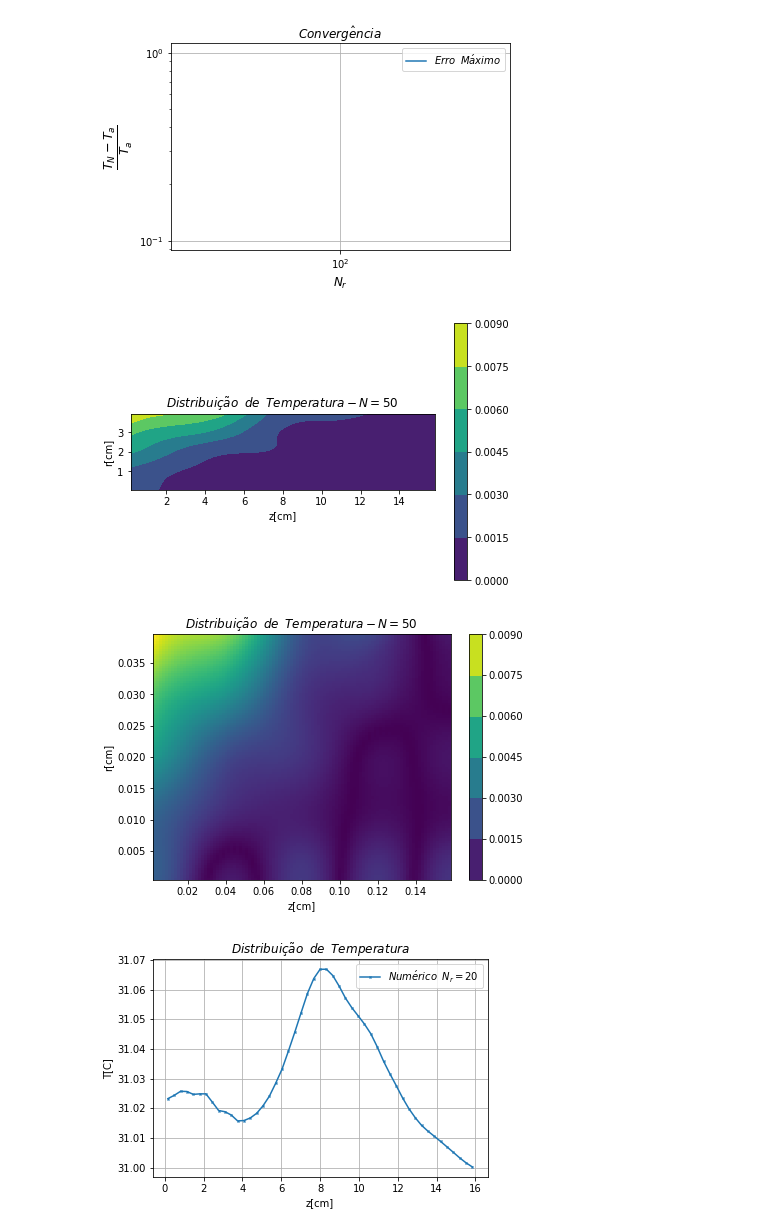
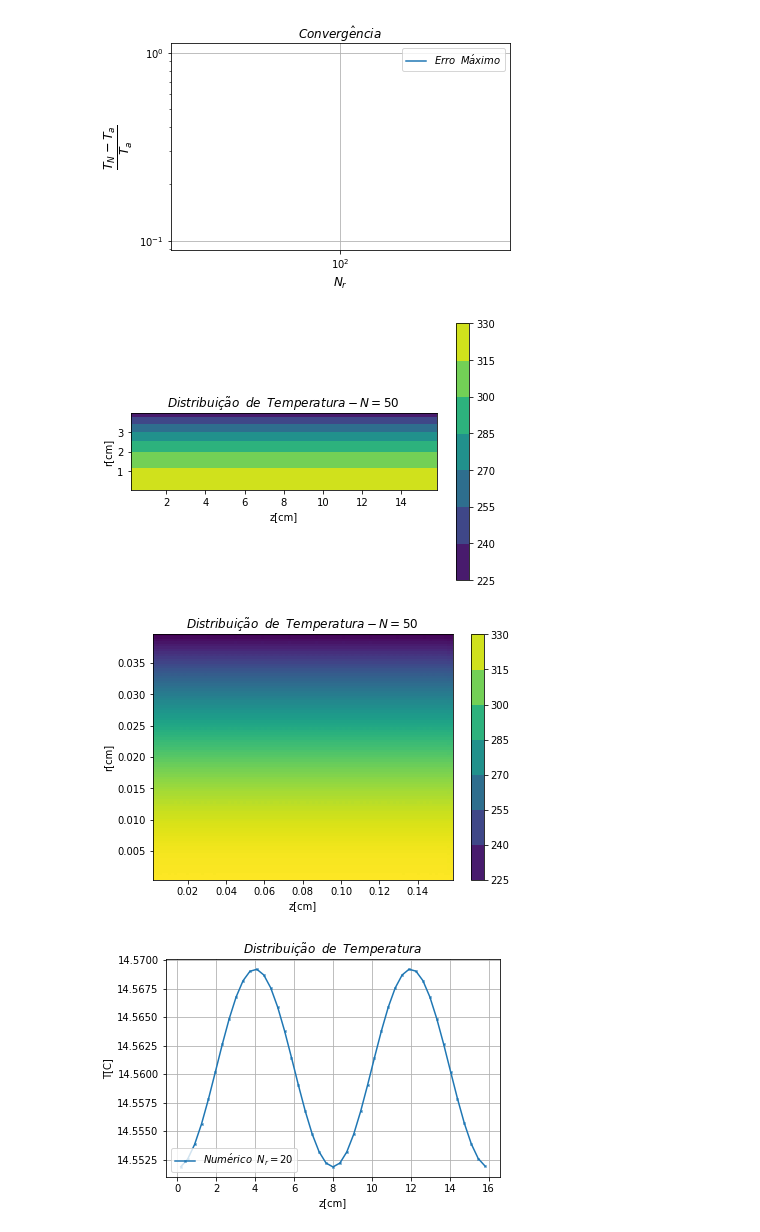
Before and after one commit to GruSier/Code-TCC, a Jupyter notebook: Python/GraficoT2.ipynb, the cells around one changed output. Cells and saved outputs as stored; diff of their text form; code cells hidden in the pictures.

```diff
--- a/Python/GraficoT2.ipynb
+++ b/Python/GraficoT2.ipynb
@@ -102,7 +102,7 @@ import matplotlib.pyplot as plt
 import numpy as np
 import csv
 import scipy.interpolate
-t, r, z = np.loadtxt("/home/user/pasta/Documentos/TCC/Code-TCC/Fortran/Temp_eF.txt",delimiter= ";",unpack=True)
+t, r, z = np.loadtxt("/home/user/pasta/Documentos/TCC/Code-TCC/Fortran/Temp_2d.txt",delimiter= ";",unpack=True)
 
 ordem=int(np.size(r)**0.5)
 T = t.reshape(ordem,ordem)
@@ -111,7 +111,7 @@ Z = z.reshape(ordem,ordem)*100
 
 fig,ax=plt.subplots(1,1)
 
-cp = ax.contourf(Z,R,T,aspect="equal")
+cp = ax.contourf(Z,R,T)
 fig.colorbar(cp)
 ax.set_aspect("equal")
 plt.title(r"$Distribuic\c\~ao\;\;de\;\;Temperatura - N=50$")
@@ -122,41 +122,41 @@ plt.tight_layout()
 plt.savefig('T_2d-cT-N50.png')
 plt.show()
 # %% [output]
-[figure, old version]
+[figure, new version]
 # %%
 from matplotlib import cm
 import matplotlib.pyplot as plt
 import numpy as np
 import csv
 import scipy.interpolate
 
-t,r,z = np.loadtxt("/home/user/pasta/Documentos/TCC/Code-TCC/Fortran/Temp_eF.txt",delimiter= ";",unpack=True)
+t,r,z = np.loadtxt("/home/user/pasta/Documentos/TCC/Code-TCC/Fortran/Temp_2d.txt",delimiter= ";",unpack=True)
 
 zi,ri = np.linspace(z.min(), z.max(), 100), np.linspace(r.min(), r.max(), 100)
 zi,ri = np.meshgrid(zi,ri)
 
 rbf=scipy.interpolate.Rbf(z,r,t, function= "linear")
 ti = rbf(zi,ri)
 
 
 
 #cp = ax.contourf(zi,ri,ti)
 fig,ax=plt.subplots(1,1)
 
 #plt.imshow(ti, ti.min(),ti.max(), extent=[zi.min(), zi.max(),ri.min(), ri.max()], aspect="auto")
 plt.imshow(ti, extent=[zi.min(), zi.max(),ri.min(), ri.max()],aspect="auto",origin="lower")
 #cp = ax.contourf(zi,ri,ti)
 
 
 fig.colorbar(cp)
 
 plt.tight_layout()
 plt.title(r"$Distribuic\c\~ao\;\;de\;\;Temperatura - N=50$")
 plt.ylabel("r[cm]")
 plt.xlabel("z[cm]")
 plt.savefig('T_2d_smooth-cT-N50.png')
 # %% [output]
-[figure, old version]
+[figure, new version]
 # %%
 import matplotlib.pyplot as plt
 import numpy as np
@@ -188,4 +188,4 @@ plt.grid()
 plt.savefig('T_surf.png')
 plt.show()
 # %% [output]
-[figure, old version]
+[figure, new version]
```
Also changed, not shown: 4 other files.
